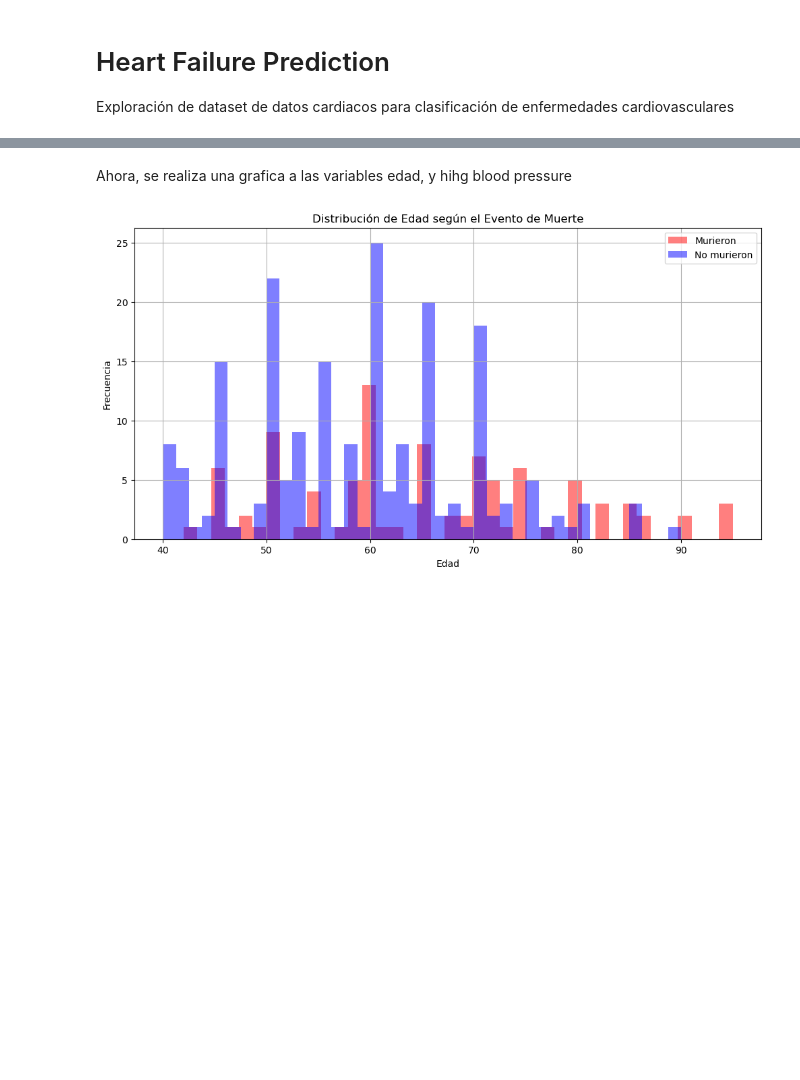
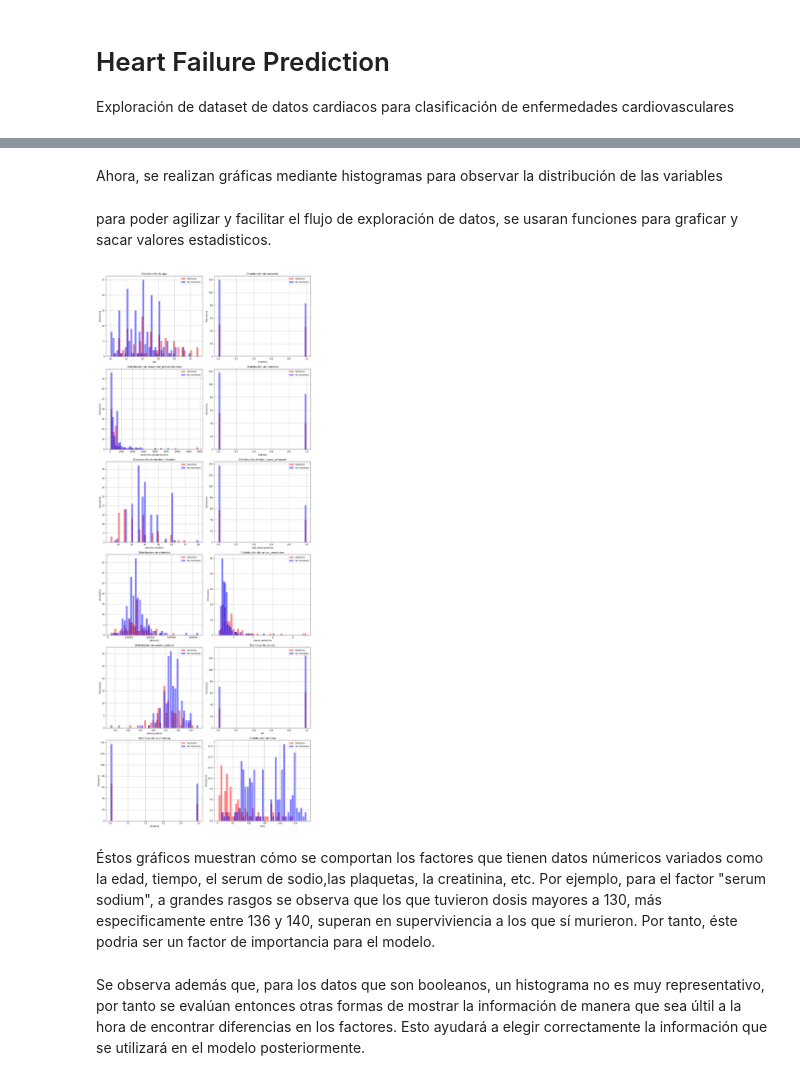
Before and after one commit to Sher016/IA, a Jupyter notebook: 01 - exploración.ipynb, the cells around one changed output, grey strips where cells are left out. Drawn from its saved outputs; the diff is of its cells as text; code cells hidden in the pictures; blank space fills up the shorter version.

Commit message:
entrega 1

```diff
--- a/01 - exploración.ipynb
+++ b/01 - exploración.ipynb
@@ -100,25 +140,57 @@ df.head()#muestra solo los primeros datos del df
 | 2 | 65.0 | 0 | 146 | 0 | 20 | 0 | 162000.00 | ... |
 | 3 | 50.0 | 1 | 111 | 0 | 20 | 0 | 210000.00 | ... |
 | 4 | 65.0 | 1 | 160 | 1 | 20 | 0 | 327000.00 | ... |
-# %% [markdown]
-Ahora, se realiza una grafica a las variables edad, y hihg blood pressure
+# %% [markdown]
+Ahora, se realizan gráficas mediante histogramas para observar la distribución de las variables
+# %% [markdown]
+para poder agilizar y facilitar el flujo de exploración de datos, se usaran funciones para graficar y sacar valores estadisticos.
 # %%
-ages = df['age']
-death_events = df['DEATH_EVENT']
+def plot_histogram(factor, target, bins=40, color1='red', color2='blue', alpha=0.5):
+    factor1 = df[factor]
+    target_values = df[target]
 
-plt.figure(figsize=(12, 6))
+    plt.figure(figsize=(12, 6))
+    width = (factor1.max() - factor1.min()) / bins * 0.8
+    plt.hist(factor1[target_values == 1], bins=bins, color=color1, alpha=alpha, label='Murieron',rwidth=0.8,histtype='bar', width=width)
+    plt.hist(factor1[target_values == 0], bins=bins, color=color2, alpha=alpha, label='No murieron',rwidth=0.8,histtype='bar',width=width)
 
-# Histograma para pacientes que murieron (death_event = 1)
-plt.hist(ages[death_events == 1], bins=40, color='red', alpha=0.5, label='Murieron')
-
-# Histograma para pacientes que no murieron (death_event = 0)
-plt.hist(ages[death_events == 0], bins=40, color='blue', alpha=0.5, label='No murieron')
-
-plt.title('Distribución de Edad según el Evento de Muerte')
-plt.xlabel('Edad')
-plt.ylabel('Frecuencia')
-plt.legend(loc='upper right')
-plt.grid(True)
-plt.show()
+    plt.title(f'Distribución de {factor} según el Evento de Muerte')  # Uso de f-strings para concatenar
+    plt.xlabel(factor)
+    plt.ylabel('Frecuencia')
+    plt.legend(loc='upper right')
+    plt.grid(True)
+    plt.show()
-# %% [output]
-[figure, removed]
+# %%
+def plot_multiple_his(factors, target, bins=40, color1='red', color2='blue', alpha=0.5):
+    n_factors = len(factors)
+    fig, axes = plt.subplots(nrows=(n_factors // 2) + (n_factors % 2), ncols=2, figsize=(14, 6 * (n_factors // 2)))
+    axes = axes.ravel() if n_factors > 1 else [axes]
+
+    for i, factor in enumerate(factors):
+        factor1 = df[factor]
+        target_values = df[target]
+        width = (factor1.max() - factor1.min()) / bins * 0.8
+
+        axes[i].hist(factor1[target_values == 1], bins=bins, color=color1, alpha=alpha, label='Murieron', rwidth=0.8, histtype='bar', width=width)
+        axes[i].hist(factor1[target_values == 0], bins=bins, color=color2, alpha=alpha, label='No murieron', rwidth=0.8, histtype='bar', width=width)
+
+        axes[i].set_title(f'Distribución de {factor}')
+        axes[i].set_xlabel(factor)
+        axes[i].set_ylabel('Frecuencia')
+        axes[i].legend(loc='upper right')
+        axes[i].grid(True)
+
+    plt.tight_layout()
+    plt.show()
+
+columnas = ['age', 'anaemia', 'creatinine_phosphokinase', 'diabetes',
+       'ejection_fraction', 'high_blood_pressure', 'platelets',
+       'serum_creatinine', 'serum_sodium', 'sex', 'smoking', 'time']
+plot_multiple_his(columnas, 'DEATH_EVENT')
+# %% [output]
+[figure, added]
+# %% [markdown]
+Éstos gráficos muestran cómo se comportan los factores que tienen datos númericos variados como la edad, tiempo, el serum de sodio,las plaquetas, la creatinina, etc.
+Por ejemplo, para el factor "serum sodium", a grandes rasgos se observa que los que tuvieron dosis mayores a 130, más especificamente entre 136 y 140, superan en superviviencia a los que sí murieron. Por tanto, éste podria ser un factor de importancia para el modelo.
+# %% [markdown]
+Se observa además que, para los datos que son booleanos, un histograma no es muy representativo, por tanto se evalúan entonces otras formas de mostrar la información de manera que sea últil a la hora de encontrar diferencias en los factores. Esto ayudará a elegir correctamente la información que se utilizará en el modelo posteriormente.
```
Also changed, not shown: parts of 26 cells of this notebook, 1 other file.
